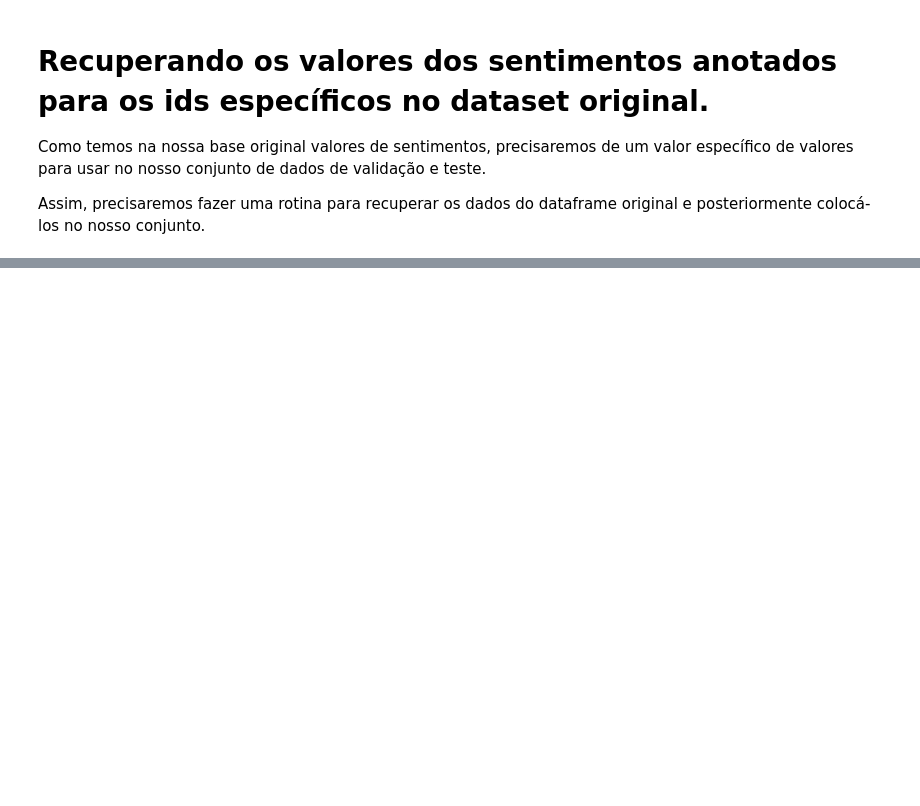
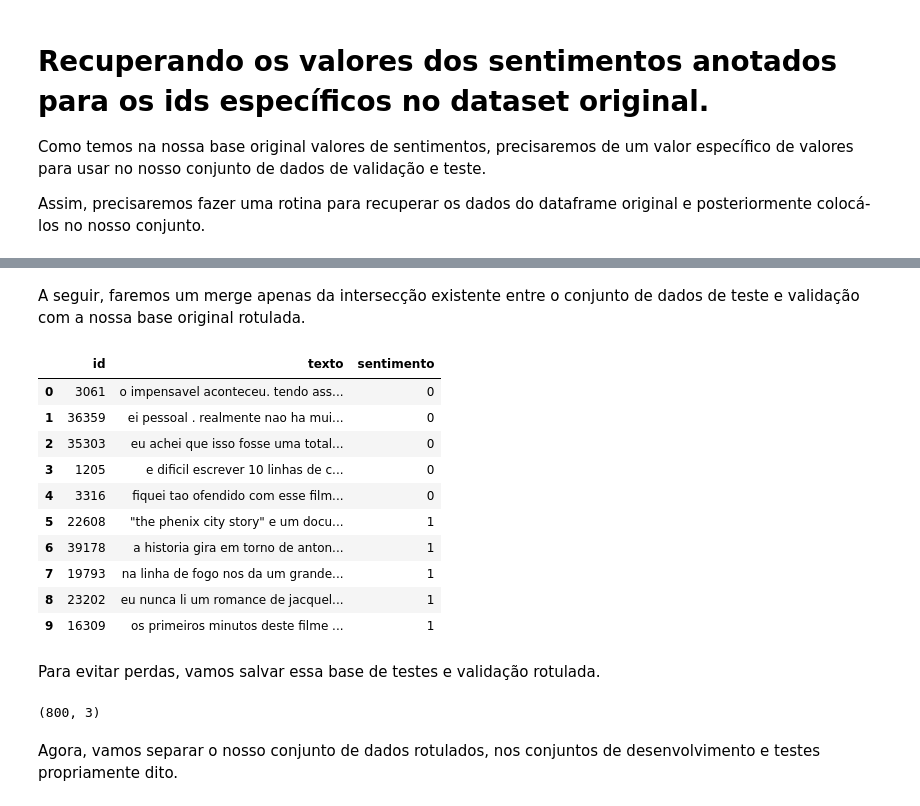
Before and after one commit to andrevrc/ppgti3102-weak-supervised-learning, a Jupyter notebook: projeto_final/projeto_final_review_analysis.ipynb, the cells around one changed output, grey strips where cells are left out. Saved outputs shown, nothing was run; the diff lists cells and outputs as text; code cells hidden in the pictures; blank space fills up the shorter version.

```diff
--- a/projeto_final/projeto_final_review_analysis.ipynb
+++ b/projeto_final/projeto_final_review_analysis.ipynb
@@ -308,0 +315,3 @@ Assim, precisaremos fazer uma rotina para recuperar os dados do dataframe origin
+# %%
+df_rotulado = df.drop("texto", axis = 1)
+df_rotulado.head(10)
@@ -308,0 +330,19 @@ Assim, precisaremos fazer uma rotina para recuperar os dados do dataframe origin
+# %% [markdown]
+A seguir, faremos um merge apenas da intersecção existente entre o conjunto de dados de teste e validação com a nossa base original rotulada.
+# %%
+df_dev_test_rotulado = df_dev_test.merge(df_rotulado, on = "id", how = "inner")
+df_dev_test_rotulado.head(10)
+# %% [output]
+|  | id | texto | sentimento |
+| 0 | 3061 | o impensavel aconteceu. tendo ass... | 0 |
+| 1 | 36359 | ei pessoal . realmente nao ha mui... | 0 |
+| 2 | 35303 | eu achei que isso fosse uma total... | 0 |
+| 3 | 1205 | e dificil escrever 10 linhas de c... | 0 |
+| 4 | 3316 | fiquei tao ofendido com esse film... | 0 |
+| 5 | 22608 | "the phenix city story" e um docu... | 1 |
+| 6 | 39178 | a historia gira em torno de anton... | 1 |
+| 7 | 19793 | na linha de fogo nos da um grande... | 1 |
+| 8 | 23202 | eu nunca li um romance de jacquel... | 1 |
+| 9 | 16309 | os primeiros minutos deste filme ... | 1 |
+# %% [markdown]
+Para evitar perdas, vamos salvar essa base de testes e validação rotulada.
@@ -308,0 +351,6 @@ Assim, precisaremos fazer uma rotina para recuperar os dados do dataframe origin
+# %%
+df_dev_test_rotulado.shape
+# %% [output]
+(800, 3)
+# %% [markdown]
+Agora, vamos separar o nosso conjunto de dados rotulados, nos conjuntos de desenvolvimento e testes propriamente dito.
```
Also changed, not shown: parts of 25 cells of this notebook, 4 other files.
